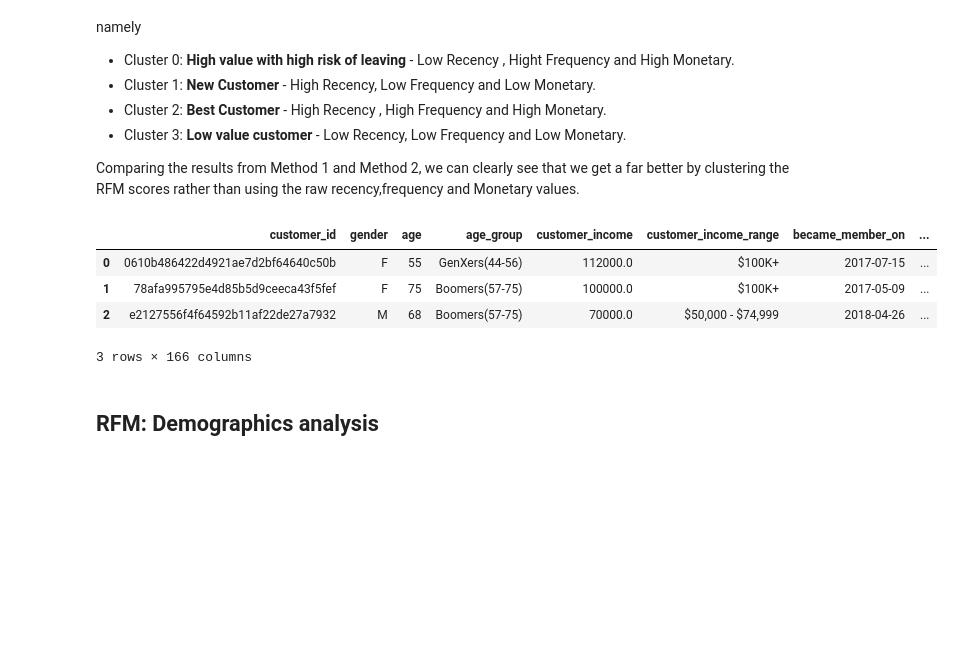
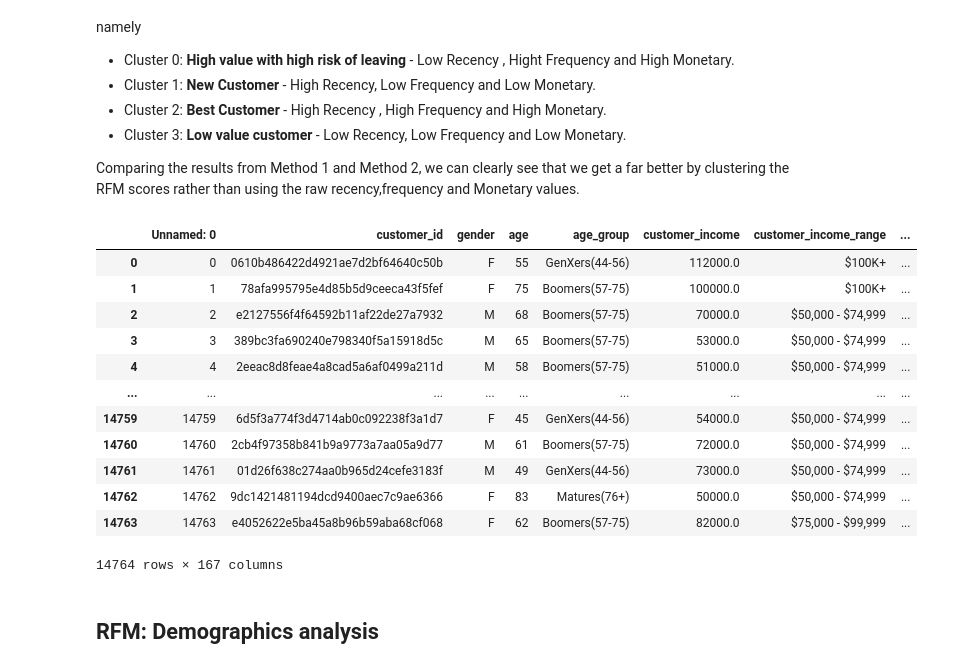
Before and after one commit to Arjunar92/Starbucks_Customer_Segmentation_Project, a Jupyter notebook: Starbucks_Customer_Segmentation.ipynb, the cells around one changed output. Saved outputs shown, nothing was run; the diff lists cells and outputs as text; code cells hidden in the pictures; blank space fills up the shorter version.

```diff
--- a/Starbucks_Customer_Segmentation.ipynb
+++ b/Starbucks_Customer_Segmentation.ipynb
@@ -478,15 +478,23 @@ rfm_df.to_csv("rfm.csv")
 #Import the profile_offer data from data engineering note
 
 profile_offer = pd.read_csv('profile_offer.csv')
-profile_offer = profile_offer.iloc[:,1:]
+#profile_offer = profile_offer.iloc[:,1:]
 # %%
-profile_offer.head(3)
+profile_offer
 # %% [output]
-|  | customer_id | gender | age | age_group | customer_income | customer_income_range | became_member_on | ... |
-| 0 | 0610b486422d4921ae7d2bf64640c50b | F | 55 | GenXers(44-56) | 112000.0 | $100K+ | 2017-07-15 | ... |
-| 1 | 78afa995795e4d85b5d9ceeca43f5fef | F | 75 | Boomers(57-75) | 100000.0 | $100K+ | 2017-05-09 | ... |
-| 2 | e2127556f4f64592b11af22de27a7932 | M | 68 | Boomers(57-75) | 70000.0 | $50,000 - $74,999 | 2018-04-26 | ... |
+|  | Unnamed: 0 | customer_id | gender | age | age_group | customer_income | customer_income_range | ... |
+| 0 | 0 | 0610b486422d4921ae7d2bf64640c50b | F | 55 | GenXers(44-56) | 112000.0 | $100K+ | ... |
+| 1 | 1 | 78afa995795e4d85b5d9ceeca43f5fef | F | 75 | Boomers(57-75) | 100000.0 | $100K+ | ... |
+| 2 | 2 | e2127556f4f64592b11af22de27a7932 | M | 68 | Boomers(57-75) | 70000.0 | $50,000 - $74,999 | ... |
+| 3 | 3 | 389bc3fa690240e798340f5a15918d5c | M | 65 | Boomers(57-75) | 53000.0 | $50,000 - $74,999 | ... |
+| 4 | 4 | 2eeac8d8feae4a8cad5a6af0499a211d | M | 58 | Boomers(57-75) | 51000.0 | $50,000 - $74,999 | ... |
+| ... | ... | ... | ... | ... | ... | ... | ... | ... |
+| 14759 | 14759 | 6d5f3a774f3d4714ab0c092238f3a1d7 | F | 45 | GenXers(44-56) | 54000.0 | $50,000 - $74,999 | ... |
+| 14760 | 14760 | 2cb4f97358b841b9a9773a7aa05a9d77 | M | 61 | Boomers(57-75) | 72000.0 | $50,000 - $74,999 | ... |
+| 14761 | 14761 | 01d26f638c274aa0b965d24cefe3183f | M | 49 | GenXers(44-56) | 73000.0 | $50,000 - $74,999 | ... |
+| 14762 | 14762 | 9dc1421481194dcd9400aec7c9ae6366 | F | 83 | Matures(76+) | 50000.0 | $50,000 - $74,999 | ... |
+| 14763 | 14763 | e4052622e5ba45a8b96b59aba68cf068 | F | 62 | Boomers(57-75) | 82000.0 | $75,000 - $99,999 | ... |
-3 rows × 166 columns
+14764 rows × 167 columns
 # %%
 #Merge the RFM data to the profile_offer DataFrame
 
```
